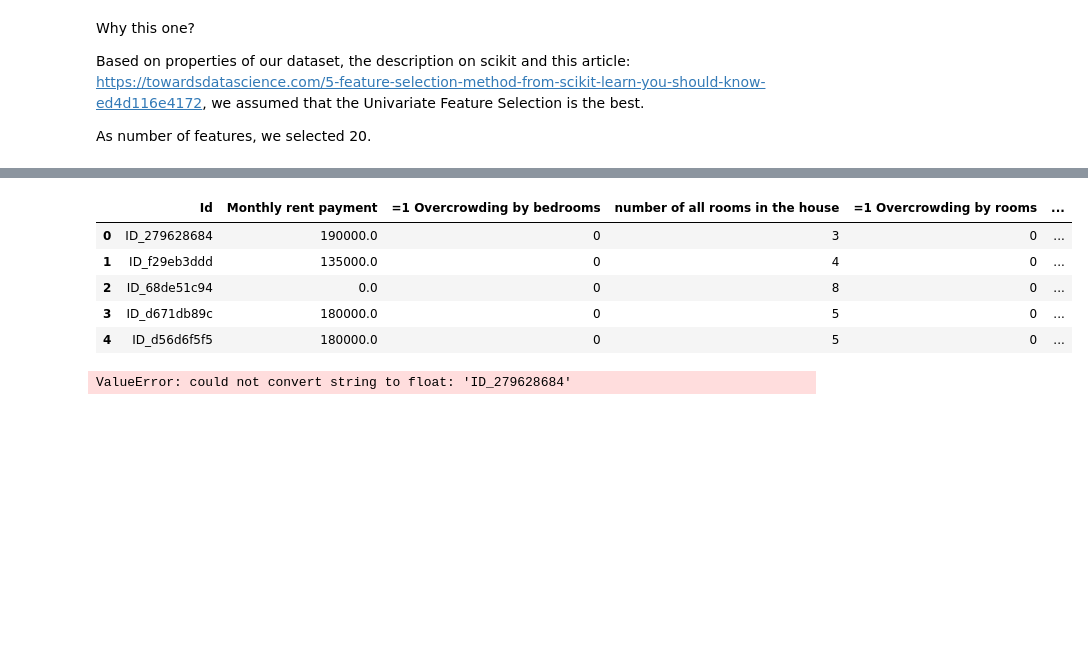
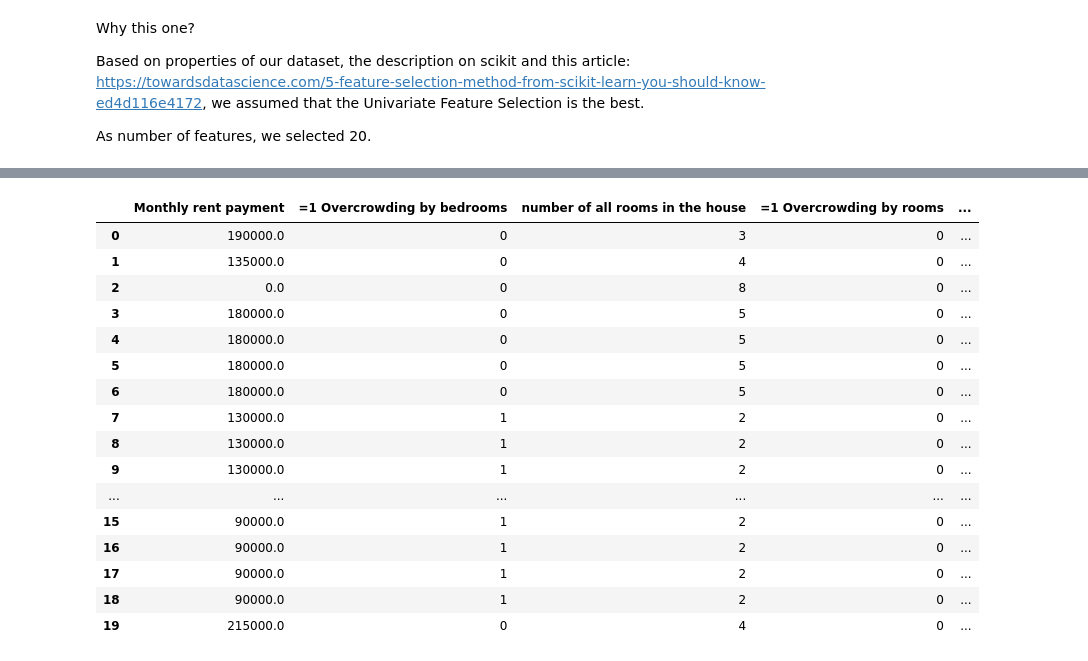
Before and after one commit to onur2720/BDM, a Jupyter notebook: Folder 1/Univariate Feature Selection.ipynb, the cells around one changed output, grey strips where cells are left out. Cells and saved outputs as stored; diff of their text form; code cells hidden in the pictures; blank space fills up the shorter version.

```diff
--- a/Folder 1/Univariate Feature Selection.ipynb
+++ b/Folder 1/Univariate Feature Selection.ipynb
@@ -27,38 +27,39 @@ df.head()
 # %%
-X = df.drop('Target',
-               axis = 1)
+X = df.drop('Target', axis = 1)
 
 #cannot use identifier for estimation purposes
-X = df.drop("Id", axis = 1)
+X = X.drop("Id", axis = 1)
 
 #cannot use household level identifier for target estimations
-X = df.drop("Household level identifier", axis = 1)
+X = X.drop("Household level identifier", axis = 1)
 
 #Included yes, no and years: excluded
-X = df.drop("Dependency rate", axis = 1)
+X = X.drop("Dependency rate", axis = 1)
 
 X = X.replace(np.nan, 0)
 
 X = X.replace("no", 0)
 
+X = X.replace("yes", 1)
+
 y = df[["Target"]]
 
-
-X.head()
+X.head(20)
 # %% [output]
-|  | Id | Monthly rent payment | =1 Overcrowding by bedrooms | number of all rooms in the house | =1 Overcrowding by rooms | ... |
-| 0 | ID_279628684 | 190000.0 | 0 | 3 | 0 | ... |
-| 1 | ID_f29eb3ddd | 135000.0 | 0 | 4 | 0 | ... |
-| 2 | ID_68de51c94 | 0.0 | 0 | 8 | 0 | ... |
-| 3 | ID_d671db89c | 180000.0 | 0 | 5 | 0 | ... |
-| 4 | ID_d56d6f5f5 | 180000.0 | 0 | 5 | 0 | ... |
+|  | Monthly rent payment | =1 Overcrowding by bedrooms | number of all rooms in the house | =1 Overcrowding by rooms | ... |
+| 0 | 190000.0 | 0 | 3 | 0 | ... |
+| 1 | 135000.0 | 0 | 4 | 0 | ... |
+| 2 | 0.0 | 0 | 8 | 0 | ... |
+| 3 | 180000.0 | 0 | 5 | 0 | ... |
+| 4 | 180000.0 | 0 | 5 | 0 | ... |
+| 5 | 180000.0 | 0 | 5 | 0 | ... |
+| 6 | 180000.0 | 0 | 5 | 0 | ... |
+| 7 | 130000.0 | 1 | 2 | 0 | ... |
+| 8 | 130000.0 | 1 | 2 | 0 | ... |
+| 9 | 130000.0 | 1 | 2 | 0 | ... |
+| ... | ... | ... | ... | ... | ... |
+| 15 | 90000.0 | 1 | 2 | 0 | ... |
+| 16 | 90000.0 | 1 | 2 | 0 | ... |
+| 17 | 90000.0 | 1 | 2 | 0 | ... |
+| 18 | 90000.0 | 1 | 2 | 0 | ... |
+| 19 | 215000.0 | 0 | 4 | 0 | ... |
-# %%
-#Select top 2 features based on mutual info regression
-#version from source
-selector = SelectKBest(mutual_info_regression, k = 20)
-selector.fit(X, y)
-
-
-X.columns[selector.get_support()]
-# %% [output]
-ValueError: could not convert string to float: 'ID_279628684'
```
Also changed, not shown: parts of 13 cells of this notebook.
